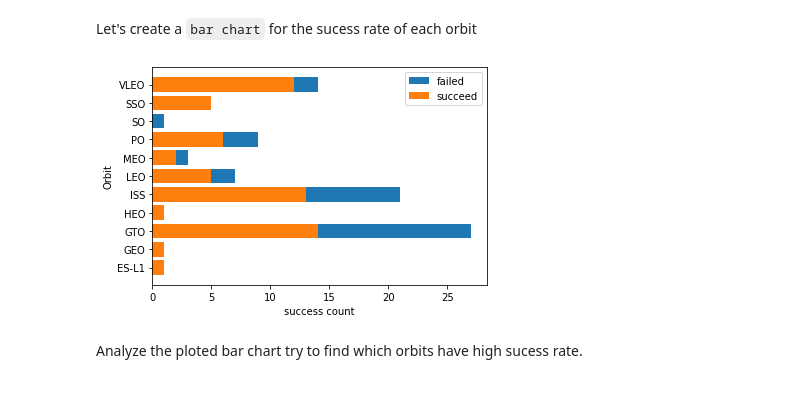
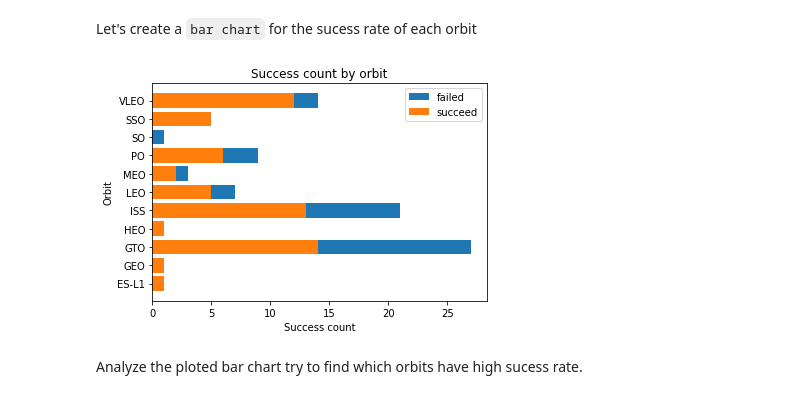
Before and after one commit to timmytandian/IBM-applied-data-science-capstone, a Jupyter notebook: EDA with Visualization.ipynb, the cells around one changed output. Saved outputs shown, nothing was run; the diff lists cells and outputs as text; code cells hidden in the pictures.

```diff
--- a/EDA with Visualization.ipynb
+++ b/EDA with Visualization.ipynb
@@ -123,14 +134,15 @@ fail_rate = (df.groupby(by=["Orbit"]).count()["Class"])-success_rate
 # %%
 fig, ax = plt.subplots()
 hbars1 = ax.barh(fail_rate.index, fail_rate.values, left = success_rate.values, label="failed")
 hbars2 = ax.barh(success_rate.index, success_rate.values, label="succeed")
-ax.set_xlabel("success count")
+ax.set_xlabel("Success count")
 ax.set_ylabel("Orbit")
+ax.set_title("Success count by orbit")
 ax.legend()
 
 plt.show()
 # %% [output]
-[figure, old version]
+[figure, new version]
 # %% [markdown]
 Analyze the ploted bar chart try to find which orbits have high sucess rate.
 # %% [markdown]
```
Also changed, not shown: parts of 7 cells of this notebook.
